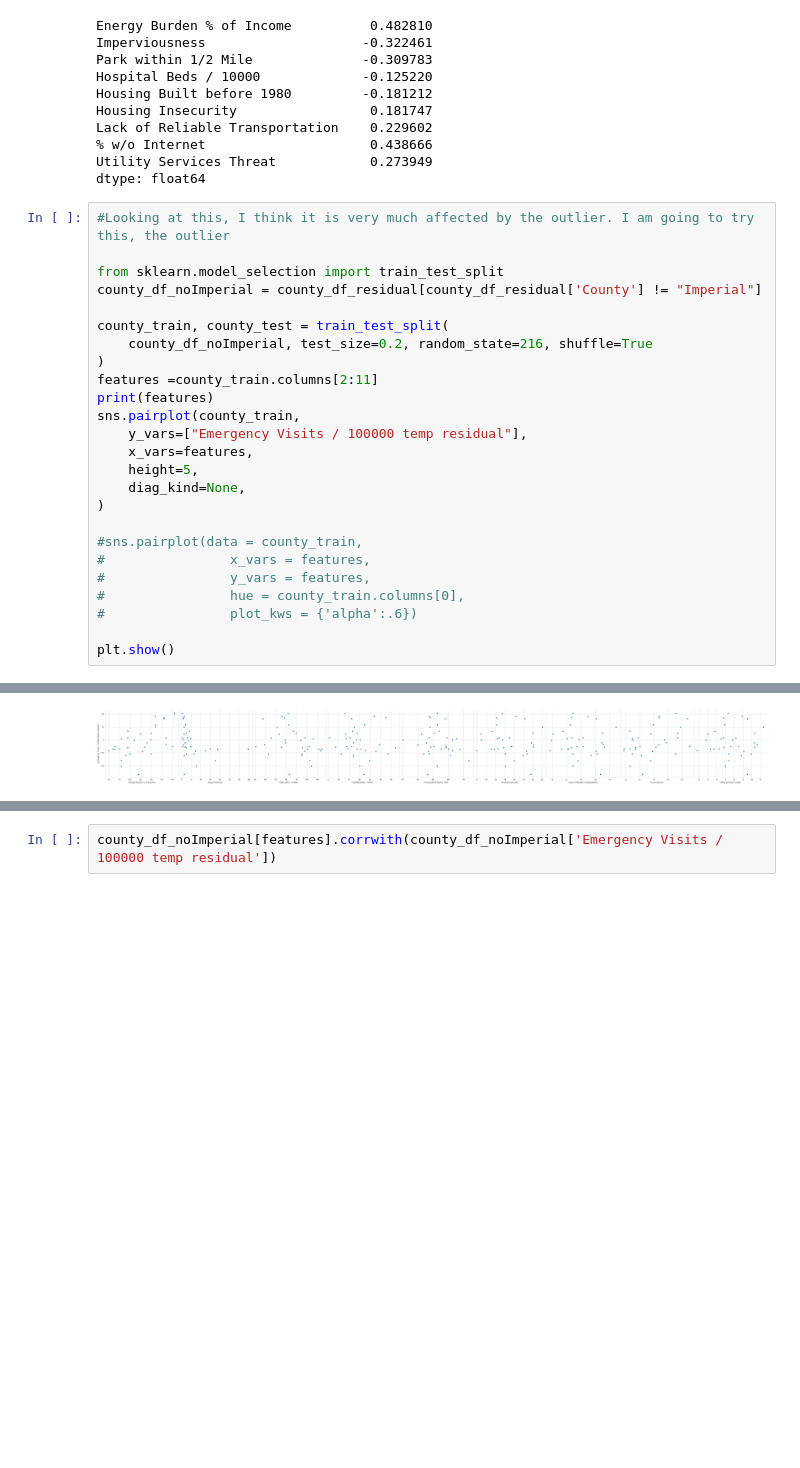
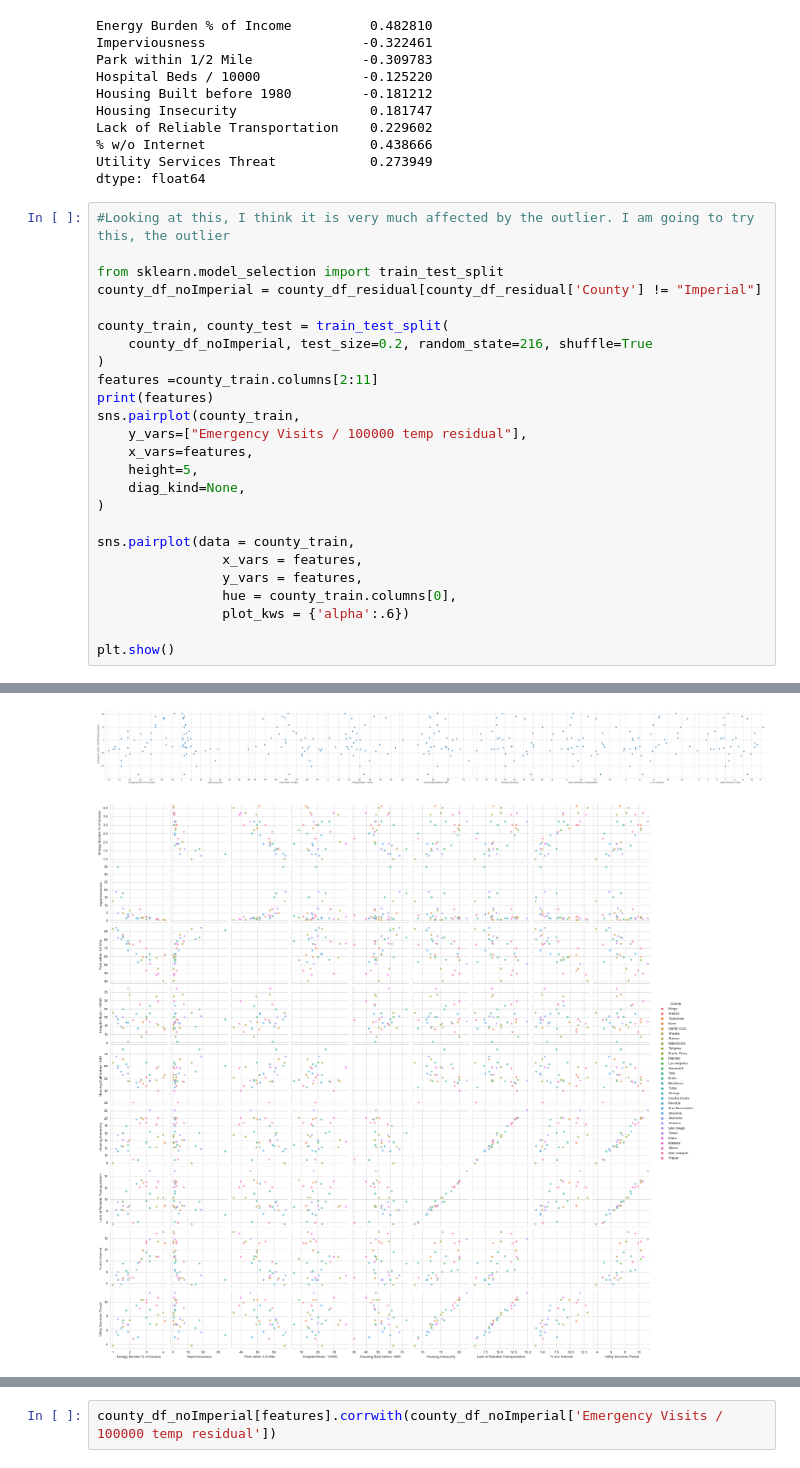
Before and after one commit to Erdos-Projects/fall-2025-weather-events-and-public-health, a Jupyter notebook: src/EDA_County_Stats_with_temp_v2.ipynb, the cells around one changed output, grey strips where cells are left out. Saved outputs shown, nothing was run; the diff lists cells and outputs as text; blank space fills up the shorter version.

```diff
--- a/src/EDA_County_Stats_with_temp_v2.ipynb
+++ b/src/EDA_County_Stats_with_temp_v2.ipynb
@@ -387,32 +387,33 @@ dtype: float64
 # %%
 #Looking at this, I think it is very much affected by the outlier. I am going to try this, the outlier
 
 from sklearn.model_selection import train_test_split
 county_df_noImperial = county_df_residual[county_df_residual['County'] != "Imperial"]
 
 county_train, county_test = train_test_split(
     county_df_noImperial, test_size=0.2, random_state=216, shuffle=True
 )
 features =county_train.columns[2:11]
 print(features)
 sns.pairplot(county_train,
     y_vars=["Emergency Visits / 100000 temp residual"],
     x_vars=features,
     height=5,
     diag_kind=None,
 )
 
-#sns.pairplot(data = county_train,
-#                x_vars = features,
-#                y_vars = features,
-#                hue = county_train.columns[0],
-#                plot_kws = {'alpha':.6})
+sns.pairplot(data = county_train,
+                x_vars = features,
+                y_vars = features,
+                hue = county_train.columns[0],
+                plot_kws = {'alpha':.6})
 
 plt.show()
 # %% [output]
 Index(['Energy Burden % of Income', 'Imperviousness', 'Park within 1/2 Mile',
        'Hospital Beds / 10000', 'Housing Built before 1980',
        'Housing Insecurity', 'Lack of Reliable Transportation',
        '% w/o Internet', 'Utility Services Threat'],
       dtype='object')
 [figure]
+[figure, added]
```
Also changed, not shown: parts of 3 cells of this notebook.
